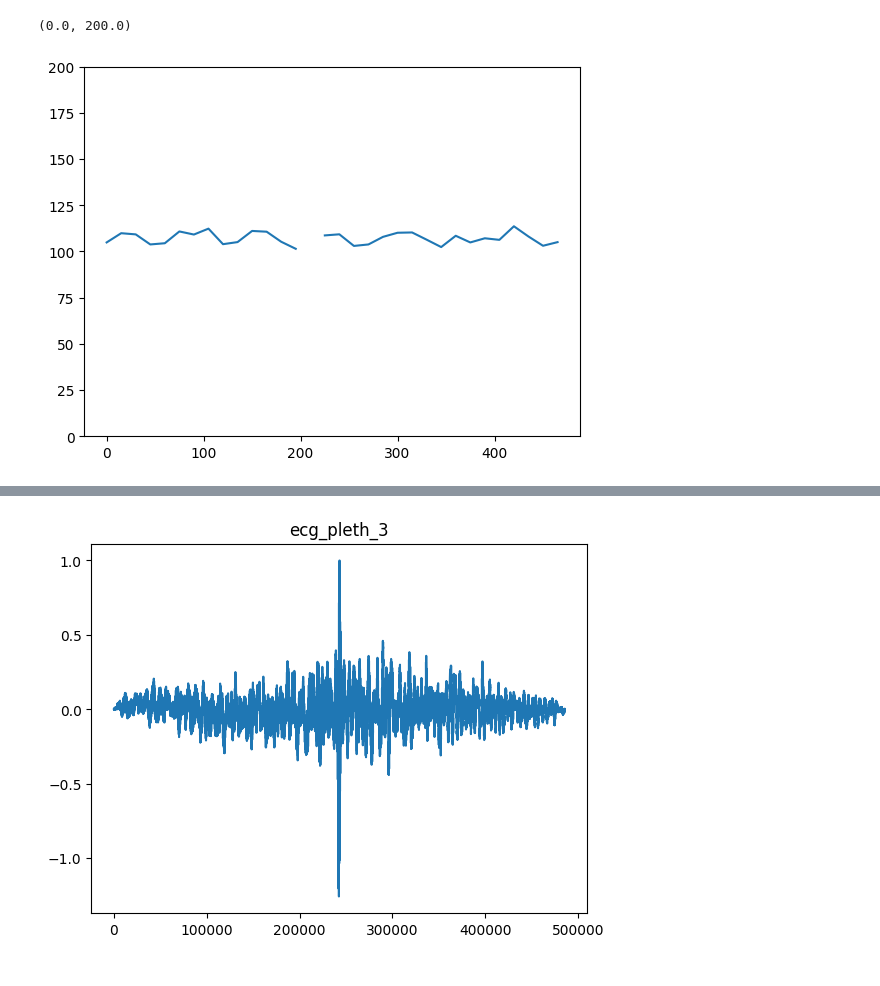
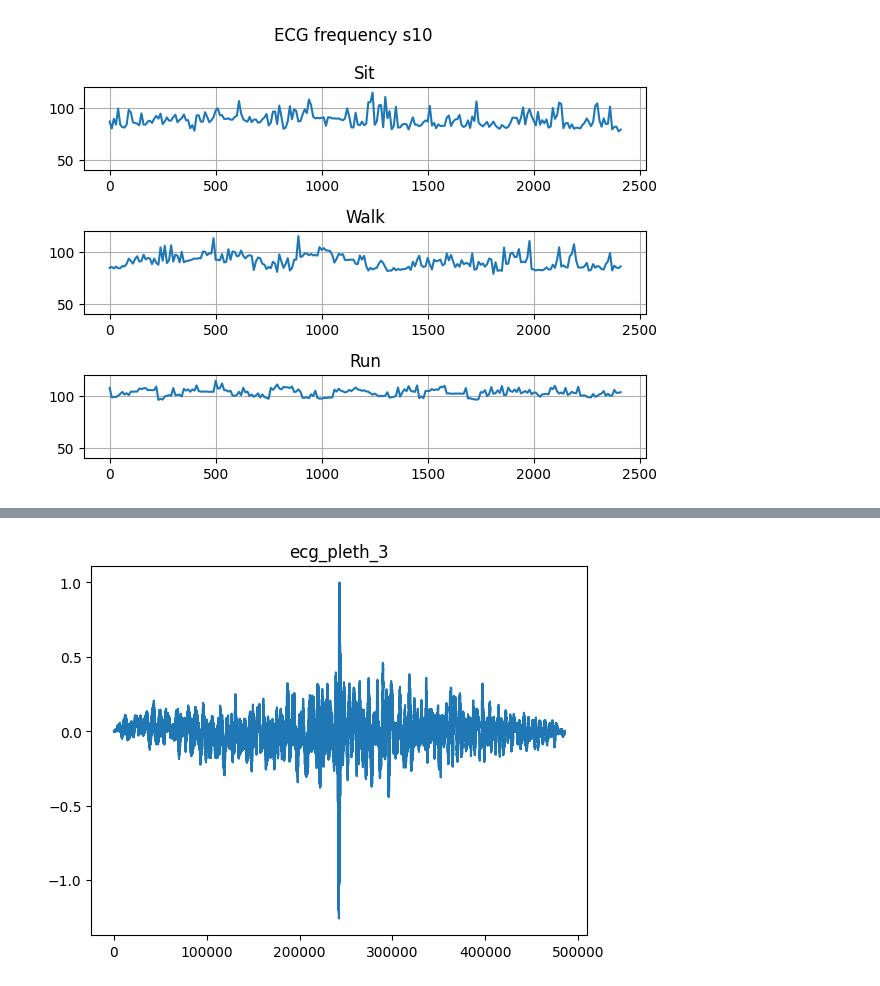
Before and after one commit to andresosorios23/digital_signal_processing, a Jupyter notebook: task_2/task.ipynb, the cells around one changed output, grey strips where cells are left out. Saved outputs shown, nothing was run; the diff lists cells and outputs as text; code cells hidden in the pictures.

```diff
--- a/task_2/task.ipynb
+++ b/task_2/task.ipynb
@@ -2,12 +6,15 @@
 import pandas as pd
 import numpy as np
 import matplotlib.pyplot as plt
+from numpy.fft import fft
 from sklearn.svm import SVC
+from sklearn.tree import DecisionTreeClassifier
 from sklearn.model_selection import train_test_split
 from sklearn.metrics import (
     confusion_matrix,
     ConfusionMatrixDisplay,
     classification_report,
 )
-from scipy.signal import correlate
+from scipy.signal import correlate, find_peaks
 import glob
+plt.rcParams["axes.grid"] = True
@@ -67,32 +98,66 @@ plt.tight_layout()
 # %%
 def windowed_auto_correlation_periods(signal, window_size):
     periods = []
-    for i in range(
-        0,
-        len(signal) // window_size,
+    overlap = 0.2
+    for i in np.arange(
+        0, int(len(signal) - (window_size * overlap)), int(window_size * overlap)
     ):
-        window = signal[i * window_size : (i + 1) * window_size]
+        window = signal[i  : i + window_size]
         window = window - np.mean(window)
         auto_correlation = np.correlate(window, window, mode="full")
         auto_correlation = auto_correlation / np.max(auto_correlation)
-        local_max = np.where(auto_correlation > 0.2)[0]
+        auto_correlation = auto_correlation[len(auto_correlation) // 2 :]
+        auto_correlation = auto_correlation - np.mean(auto_correlation)
+        auto_correlation[np.where(auto_correlation < 0.1)] = 0
+        peaks  = find_peaks(auto_correlation, prominence=0.1)[0]
 
-        diff = np.diff(local_max)
-        diff = diff[diff > 200]
-        diff = diff[diff < 350]
-        periods.append(60 * frequency / np.mean(diff))
+        diff = np.diff(peaks)
+        diff = diff[np.where(diff > 250)]
+        diff = diff[np.where(diff < 400)]
+
+
+        if len(diff) == 0:
+            periods.append(np.mean(periods))
+            continue
+        periods.append(
+            60 * frequency / np.mean(diff)
+        )
     return periods
 
 
-window = 15  # seconds
+window = 10  # seconds
 run_windowed_auto_correlation = windowed_auto_correlation_periods(
     run["ecg"], window * frequency
 )
-plt.plot(
+walk_windowed_auto_correlation = windowed_auto_correlation_periods(
+    walk["ecg"], window * frequency
+)
+sit_windowed_auto_correlation = windowed_auto_correlation_periods(
+    sit["ecg"], window * frequency
+)
+
+fig, axes = plt.subplots(3, 1)
+
+axes[0].plot(
+    window * np.arange(0, len(sit_windowed_auto_correlation)),
+    sit_windowed_auto_correlation,
+)
+axes[0].set_title("Sit")
+axes[0].set_ylim(40, 120)
+axes[1].plot(
+    window * np.arange(0, len(walk_windowed_auto_correlation)),
+    walk_windowed_auto_correlation,
+)
+axes[1].set_title("Walk")
+axes[1].set_ylim(40, 120)
+axes[2].plot(
     window * np.arange(0, len(run_windowed_auto_correlation)),
     run_windowed_auto_correlation,
 )
-plt.ylim(0, 200)
+axes[2].set_title("Run")
+axes[2].set_ylim(40, 120)
+
+plt.suptitle(f"ECG frequency {subject}")
+plt.tight_layout()
 # %% [output]
-(0.0, 200.0)
-[figure, old version]
+[figure, new version]
```
Also changed, not shown: parts of 10 cells of this notebook.
